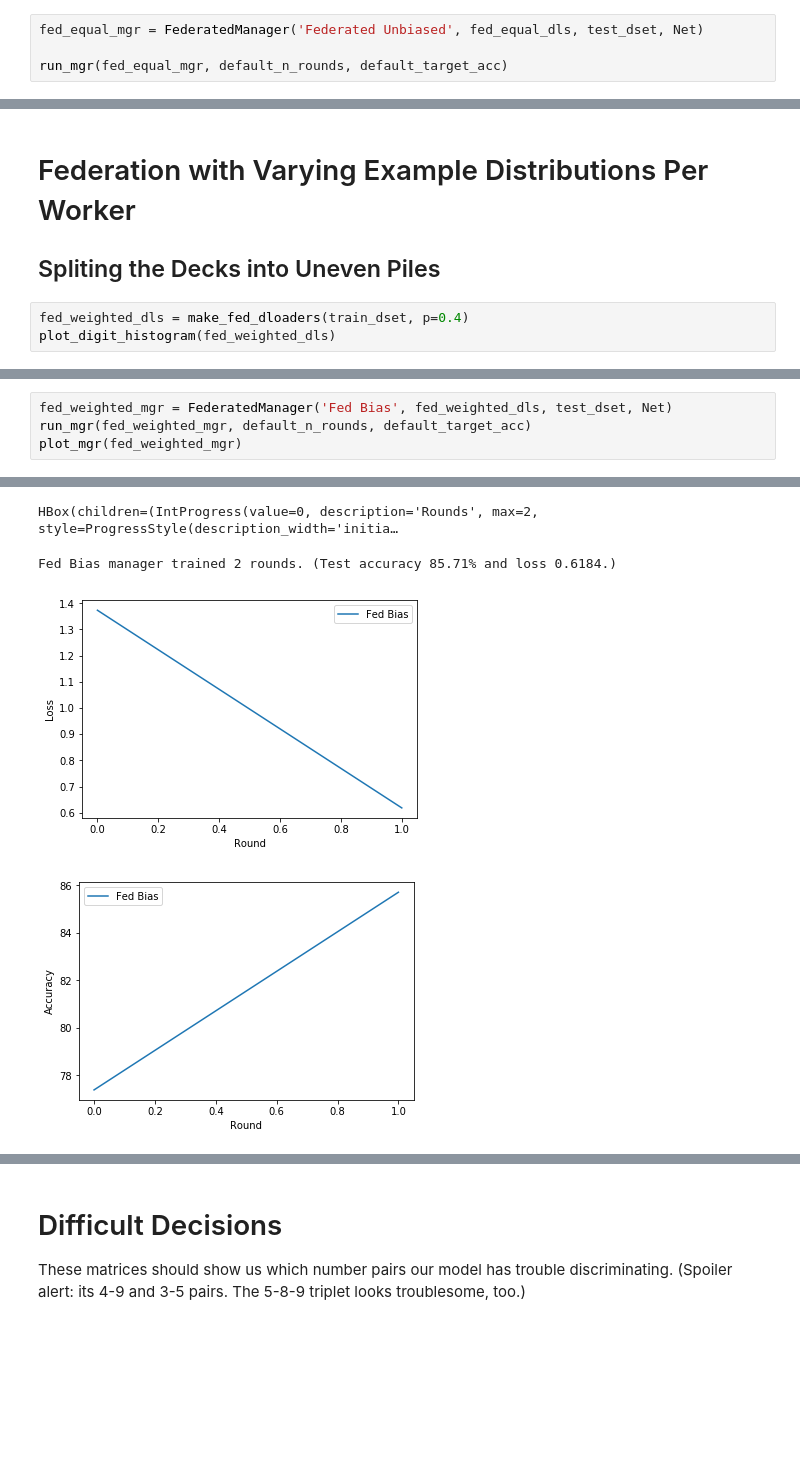
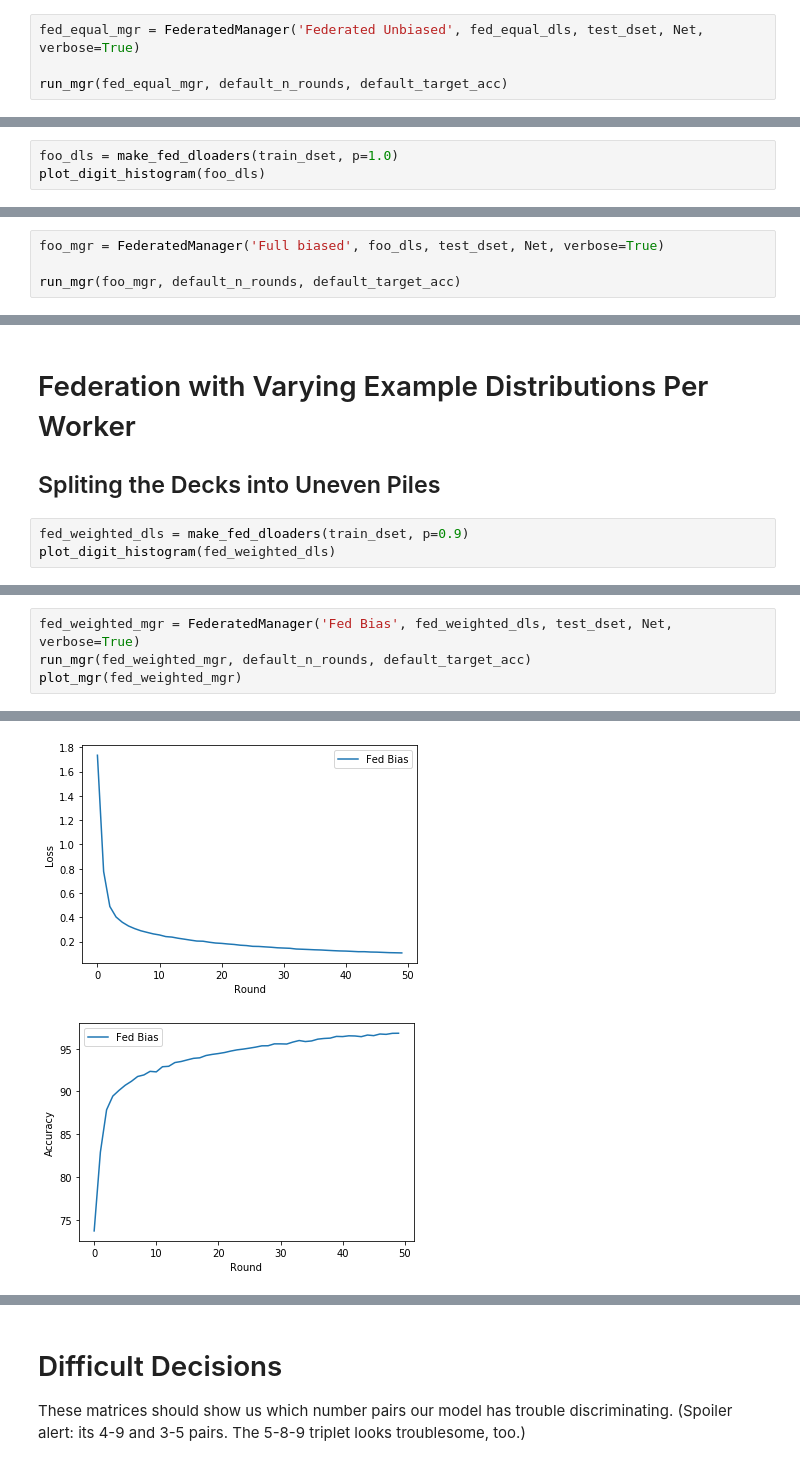
Before and after one commit to rmicallef/bfpytorch, a Jupyter notebook: specialist.ipynb, the cells around one changed output, grey strips where cells are left out. Cells and saved outputs as stored; diff of their text form; blank space fills up the shorter version.

```diff
--- a/specialist.ipynb
+++ b/specialist.ipynb
@@ -466,5 +528,5 @@ HBox(children=(IntProgress(value=0, description='Counting examples', max=10, sty
 # %%
-fed_equal_mgr = FederatedManager('Federated Unbiased', fed_equal_dls, test_dset, Net)
+fed_equal_mgr = FederatedManager('Federated Unbiased', fed_equal_dls, test_dset, Net, verbose=True)
 
 run_mgr(fed_equal_mgr, default_n_rounds, default_target_acc)
 # %% [output]
@@ -478,0 +555,3 @@ plot_mgr([nonfed_alldata_mgr, fed_equal_mgr])
+# %%
+foo_dls = make_fed_dloaders(train_dset, p=1.0)
+plot_digit_histogram(foo_dls)
@@ -478,0 +560,4 @@ plot_mgr([nonfed_alldata_mgr, fed_equal_mgr])
+# %%
+foo_mgr = FederatedManager('Full biased', foo_dls, test_dset, Net, verbose=True)
+
+run_mgr(foo_mgr, default_n_rounds, default_target_acc)
@@ -482,6 +596,6 @@ plot_mgr([nonfed_alldata_mgr, fed_equal_mgr])
 
 ## Spliting the Decks into Uneven Piles
 # %%
-fed_weighted_dls = make_fed_dloaders(train_dset, p=0.4)
+fed_weighted_dls = make_fed_dloaders(train_dset, p=0.9)
 plot_digit_histogram(fed_weighted_dls)
 # %% [output]
@@ -533,5 +644,5 @@ array([[2401,  471,  391,  436,  392,  336,  417,  437,  406,  381],
 # %%
-fed_weighted_mgr = FederatedManager('Fed Bias', fed_weighted_dls, test_dset, Net)
+fed_weighted_mgr = FederatedManager('Fed Bias', fed_weighted_dls, test_dset, Net, verbose=True)
 run_mgr(fed_weighted_mgr, default_n_rounds, default_target_acc)
 plot_mgr(fed_weighted_mgr)
 # %% [output]
@@ -539,4 +666,2 @@ Fed Bias manager training with 10 worker(s) for up to 2 rounds or 90.00% accurac
-HBox(children=(IntProgress(value=0, description='Rounds', max=2, style=ProgressStyle(description_width='initia…
-Fed Bias manager trained 2 rounds. (Test accuracy 85.71% and loss 0.6184.)
-[figure, old version]
+[figure, new version]
-[figure, old version]
+[figure, new version]
```
Also changed, not shown: parts of 64 cells of this notebook.
